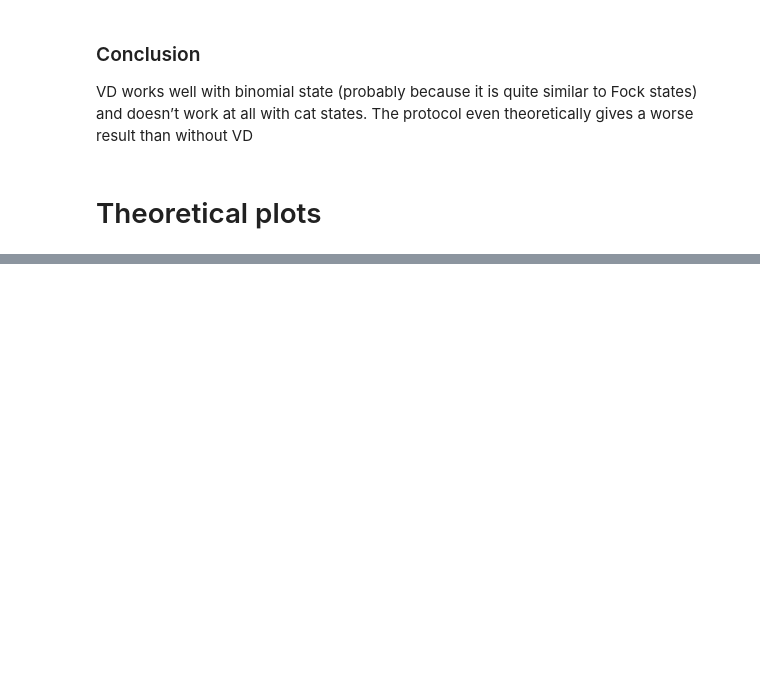
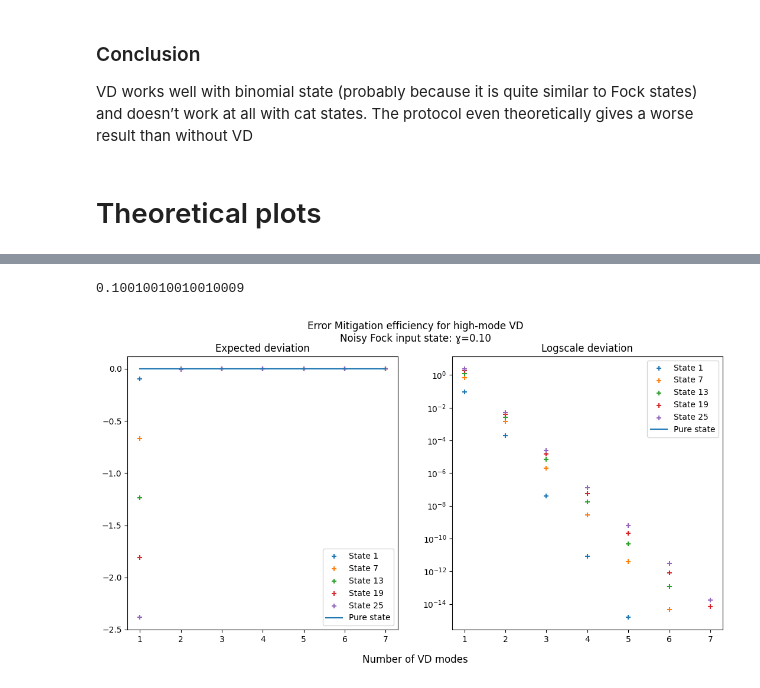
Before and after one commit to lfinocchiaro/virtual-distillation, a Jupyter notebook: virtual_distillation.ipynb, the cells around one changed output, grey strips where cells are left out. Saved outputs shown, nothing was run; the diff lists cells and outputs as text; code cells hidden in the pictures; blank space fills up the shorter version.

```diff
--- a/virtual_distillation.ipynb
+++ b/virtual_distillation.ipynb
@@ -375,0 +393,24 @@ Text(0.5, 1.0, 'Difference between VD protocol and no Error Mitigation\nNoisy in
+# %%
+f, axes = plt.subplots(1, 2, figsize=(13,6))
+fixed_gamma_index=100
+for i in range(0,nb_n, 6):
+    axes[0].scatter(np.arange(1,nb_curves+1), theoretical_curves[i,:,fixed_gamma_index] - (i+1),
+                marker='+', label=f"State {i+1}")
+    axes[1].scatter(np.arange(1,nb_curves+1), -theoretical_curves[i, :,fixed_gamma_index] +(i+1),
+                marker='+', label=f"State {i+1}")
+axes[0].plot(np.arange(1,nb_curves+1), np.full((nb_curves), 0), label="Pure state" )
+axes[1].plot(np.arange(1,nb_curves+1), np.full((nb_curves), 0), label="Pure state" )
+
+axes[0].legend()
+axes[0].set_title("Expected deviation")
+axes[1].set_yscale("log")
+axes[1].legend()
+axes[1].set_title("Logscale deviation")
+
+f.supxlabel("Number of VD modes")
+f.suptitle(f"Error Mitigation efficiency for high-mode VD\nNoisy Fock input state: ɣ={gamma_list_complete[fixed_gamma_index]:.2f}")
+
+print(gamma_list_complete[fixed_gamma_index])
+# %% [output]
+0.10010010010010009
+[figure, added]
```
Also changed, not shown: parts of 19 cells of this notebook, 1 other file.
